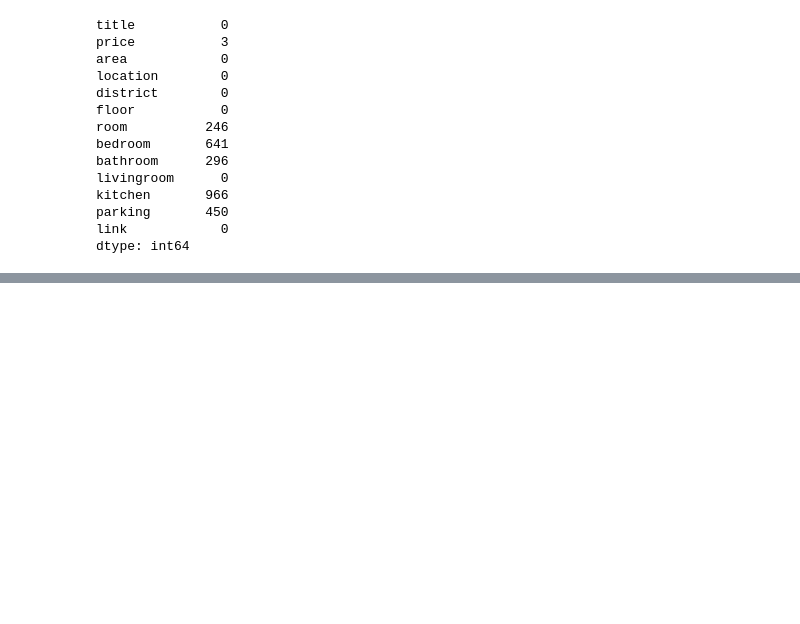
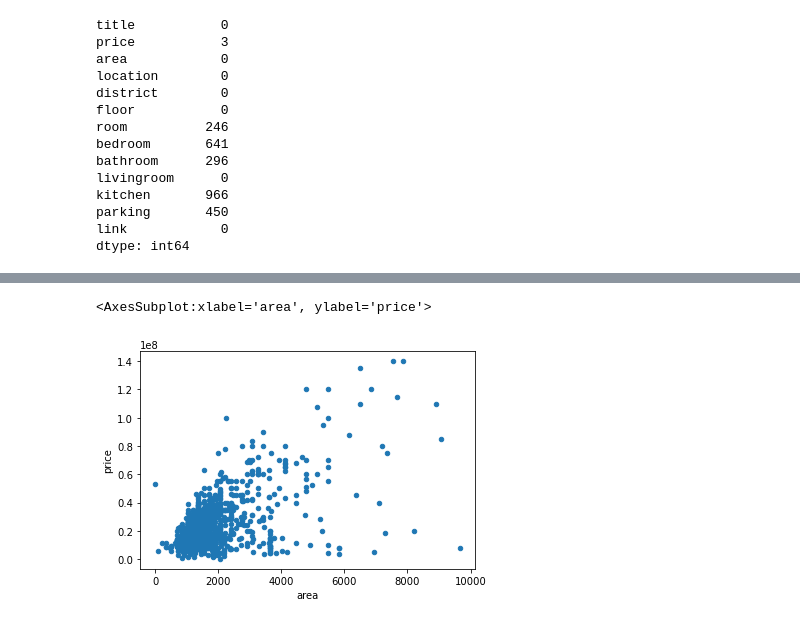
Before and after one commit to Sanoj32/Major-Project, a Jupyter notebook: jupyter_notebooks/99aana.ipynb, the cells around one changed output, grey strips where cells are left out. Drawn from its saved outputs; the diff is of its cells as text; code cells hidden in the pictures; blank space fills up the shorter version.

```diff
--- a/jupyter_notebooks/99aana.ipynb
+++ b/jupyter_notebooks/99aana.ipynb
@@ -198,8 +204,11 @@ df['floor'] = pd.to_numeric(df['floor'],errors='coerce')
 df['room'] = pd.to_numeric(df['room'],errors='coerce')
 df['bedroom'] = pd.to_numeric(df['bedroom'],errors='coerce')
 df['bathroom'] = pd.to_numeric(df['bathroom'],errors='coerce')
-# %%
-df = df.dropna(axis = 0 ,subset = ['room'],inplace=True)
+# %%
+# Droping rows with empty rooms and price
+df.dropna(axis = 0 ,subset = ['room'],inplace=True)
+df.dropna(axis = 0 ,subset = ['price'],inplace=True)
+df.dropna(axis = 0 ,subset = ['floor'],inplace=True)
 # %%
 df.head()
 # %% [output]
@@ -206,0 +221,6 @@ AttributeError: 'NoneType' object has no attribute 'head'
+# %%
+# Removing outliers.
+df = df[ df['room'] < 17 ]
+# %%
+df['pp_sqft'] = df['price'] / df['area']
+df['pp_sqft'].head(10)
@@ -206,0 +239,12 @@ AttributeError: 'NoneType' object has no attribute 'head'
+# %%
+import matplotlib.pyplot as plt
+df['location'].count()
+df1 = df[ (df['price'] < 150000000) & (df['area'] < 10000) ]
+
+X = df1['area']
+Y = df1['price']
+
+df1.plot.scatter(x='area',y='price')
+# %% [output]
+<AxesSubplot:xlabel='area', ylabel='price'>
+[figure, added]
```
Also changed, not shown: parts of 6 cells of this notebook, 10 other files.
